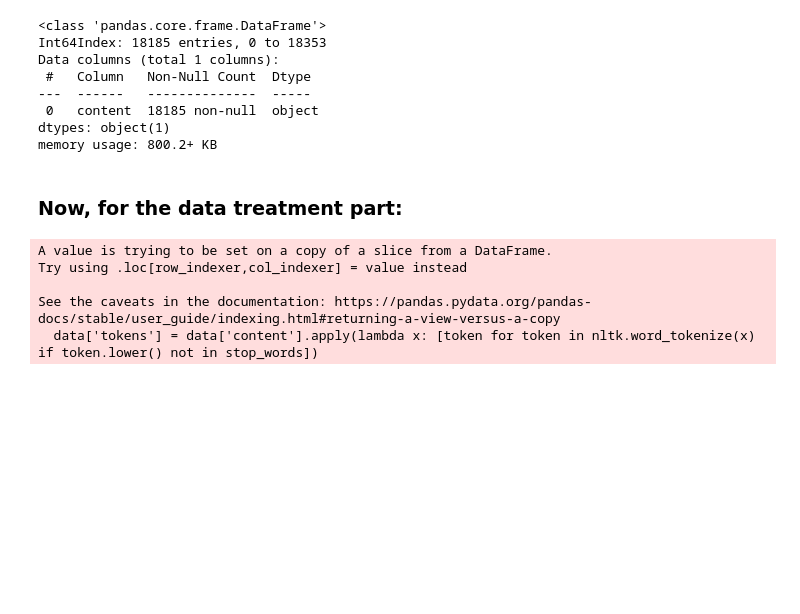
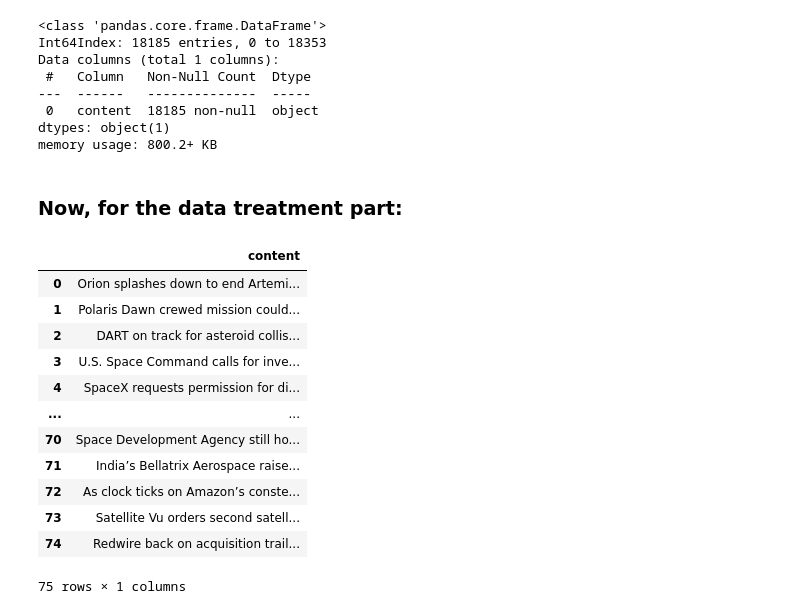
Before and after one commit to SWE3T/TopicModeling, a Jupyter notebook: SpaceNews.ipynb, the cells around one changed output. Saved outputs shown, nothing was run; the diff lists cells and outputs as text; code cells hidden in the pictures; blank space fills up the shorter version.

```diff
--- a/SpaceNews.ipynb
+++ b/SpaceNews.ipynb
@@ -87,7 +98,7 @@ data.describe()
 # %% [markdown]
 let's check if there are some missing values on it.
 # %%
-data['content'] = data['content'].replace(r'\s+|\\n', ' ', regex=True)
+data['content'] = data['content'].replace(r'\b\w{16,}\b|\s+|\\n', ' ', regex=True)
 data.replace(' ', np.nan, inplace=True)
 print(data['content'].isnull().sum())
 # %% [output]
@@ -209,14 +220,21 @@ dtypes: object(1)
 memory usage: 800.2+ KB
 # %% [markdown]
 ### Now, for the data treatment part:
-# %%
-stop_words = set(stopwords.words('english'))
-
-# This very Pythonic lamba function removes the stopwords and tokenize the document, and the filtered doc is saved in the tokens column.
-data['tokens'] = data['content'].apply(lambda x: [token for token in nltk.word_tokenize(x) if token.lower() not in stop_words])
-# %% [output]
-A value is trying to be set on a copy of a slice from a DataFrame.
-Try using .loc[row_indexer,col_indexer] = value instead
-
-See the caveats in the documentation: https://pandas.pydata.org/pandas-docs/stable/user_guide/indexing.html#returning-a-view-versus-a-copy
-  data['tokens'] = data['content'].apply(lambda x: [token for token in nltk.word_tokenize(x) if token.lower() not in stop_words])
+# %%
+# For testing purposes, this line set data to be a part of the dataset;
+data = data[:75]
+data
+# %% [output]
+|  | content |
+| 0 | Orion splashes down to end Artemi... |
+| 1 | Polaris Dawn crewed mission could... |
+| 2 | DART on track for asteroid collis... |
+| 3 | U.S. Space Command calls for inve... |
+| 4 | SpaceX requests permission for di... |
+| ... | ... |
+| 70 | Space Development Agency still ho... |
+| 71 | India’s Bellatrix Aerospace raise... |
+| 72 | As clock ticks on Amazon’s conste... |
+| 73 | Satellite Vu orders second satell... |
+| 74 | Redwire back on acquisition trail... |
+75 rows × 1 columns
```
Also changed, not shown: parts of 28 cells of this notebook.
